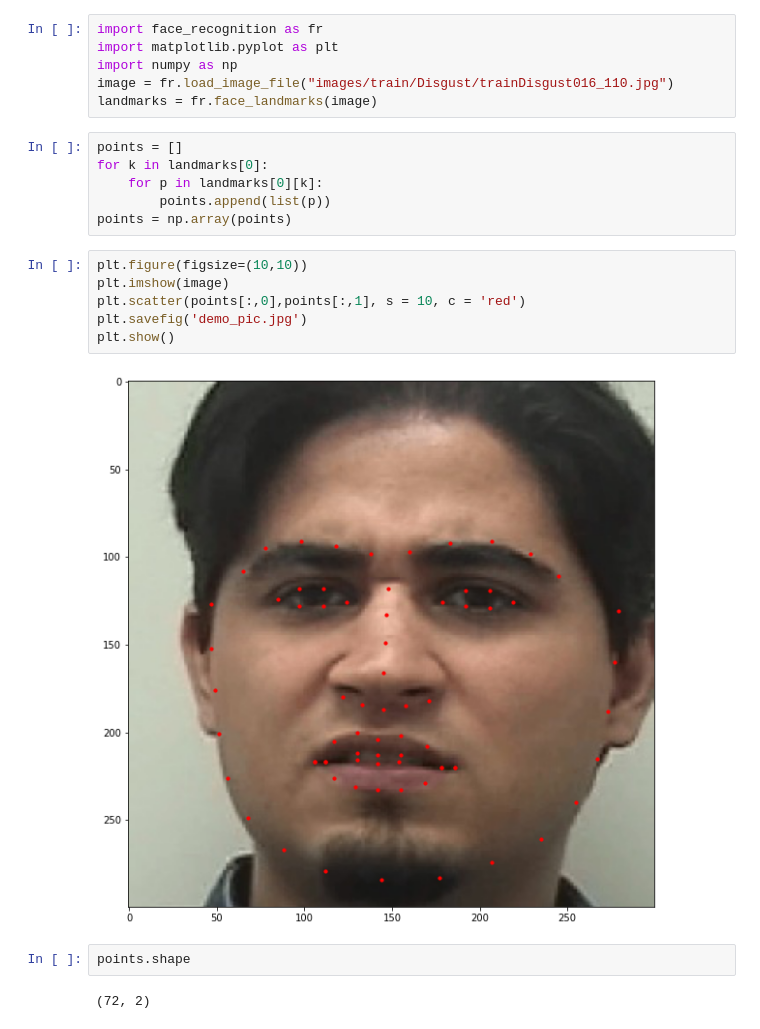
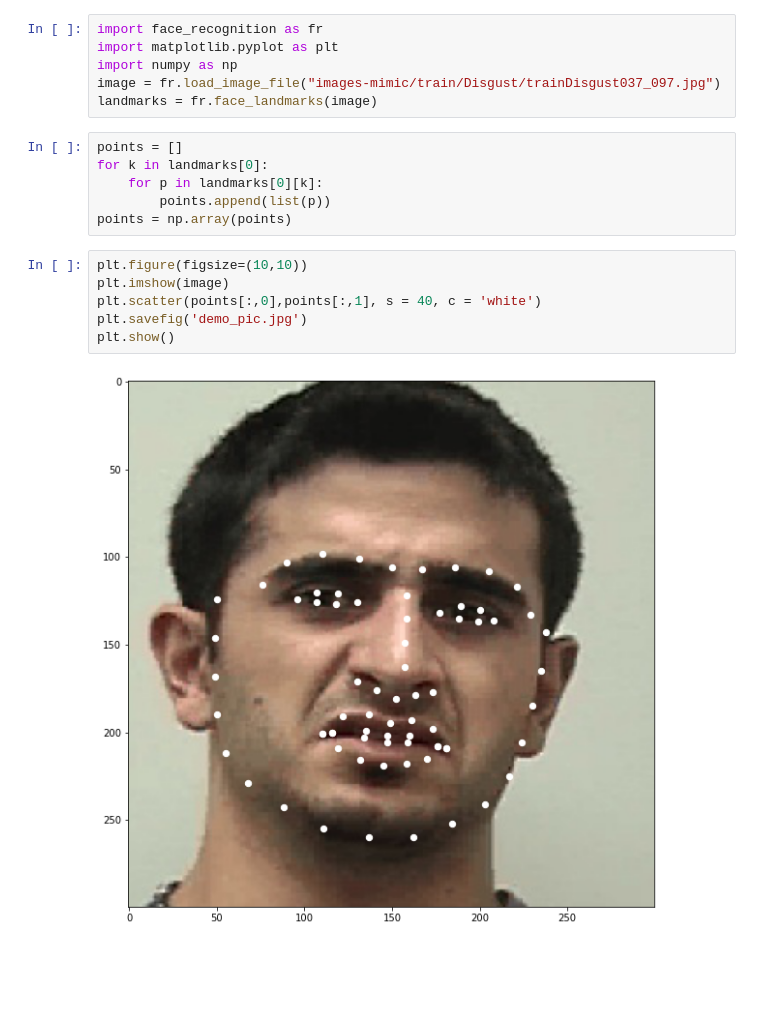
Before and after one commit to krisztianbenda/emotion_detection, a Jupyter notebook: visualizer.ipynb, the cells around one changed output. Cells and saved outputs as stored; diff of their text form; blank space fills up the shorter version.

Commit message:
feat: visualizer for documentation

```diff
--- a/visualizer.ipynb
+++ b/visualizer.ipynb
@@ -2,7 +2,7 @@
 import face_recognition as fr
 import matplotlib.pyplot as plt
 import numpy as np
-image = fr.load_image_file("images/train/Disgust/trainDisgust016_110.jpg")
+image = fr.load_image_file("images-mimic/train/Disgust/trainDisgust037_097.jpg")
 landmarks = fr.face_landmarks(image)
 # %%
 points = []
@@ -13,12 +13,8 @@ points = np.array(points)
 # %%
 plt.figure(figsize=(10,10))
 plt.imshow(image)
-plt.scatter(points[:,0],points[:,1], s = 10, c = 'red')
+plt.scatter(points[:,0],points[:,1], s = 40, c = 'white')
 plt.savefig('demo_pic.jpg')
 plt.show()
 # %% [output]
-[figure, old version]
+[figure, new version]
-# %%
-points.shape
-# %% [output]
-(72, 2)
```
Also changed, not shown: parts of 2 cells of this notebook.
